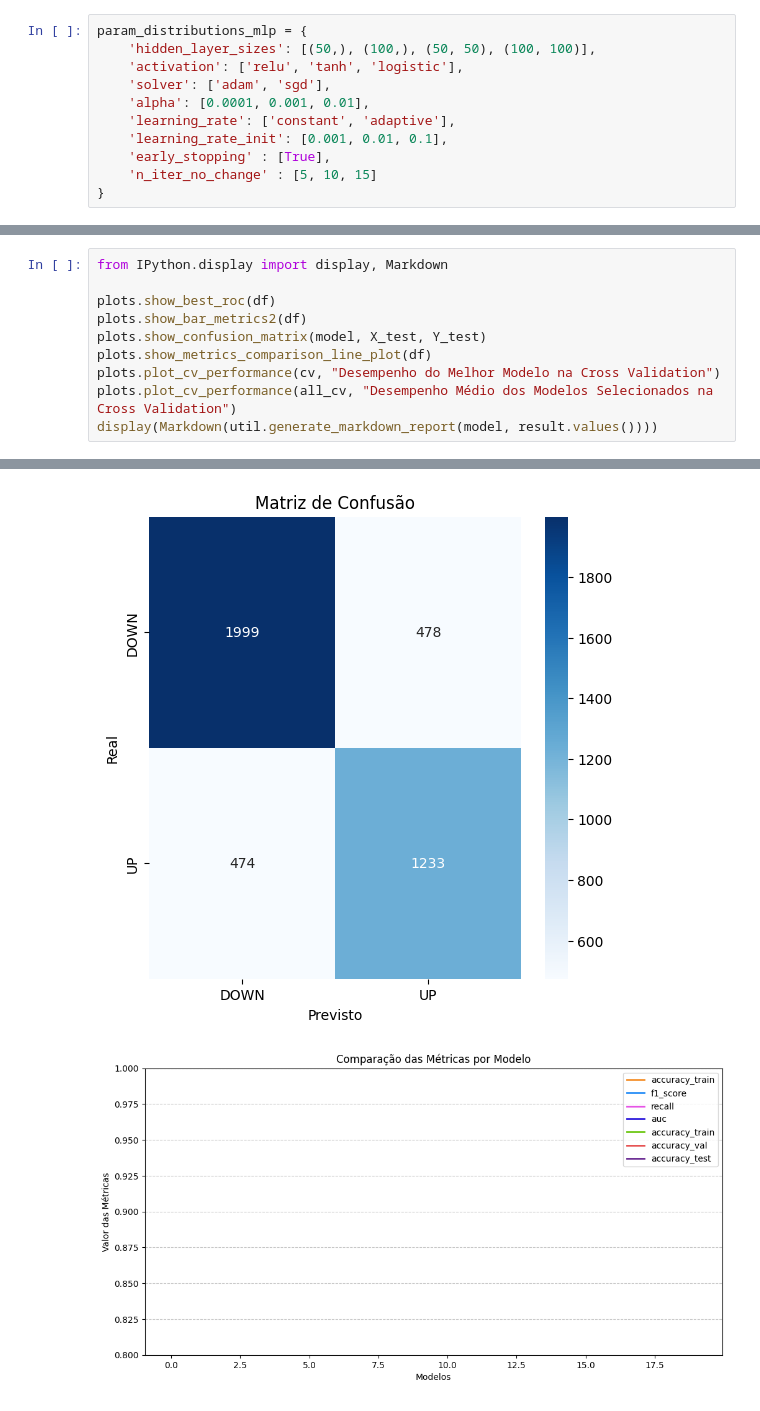
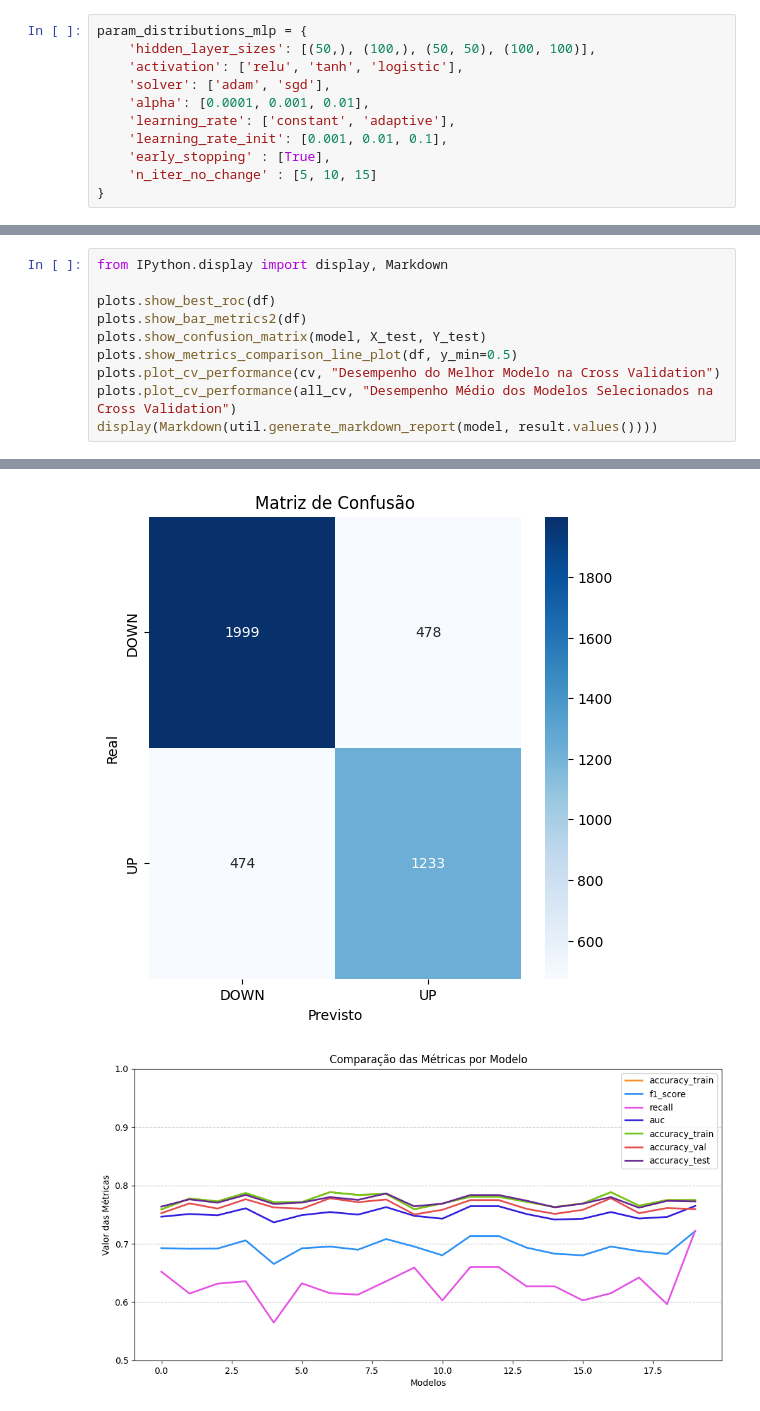
Before and after one commit to GuilhermeMaciel75/SI5-ELEC2, a Jupyter notebook: notebooks/04-Variacao_Parametrica/mlp.ipynb, the cells around one changed output, grey strips where cells are left out. Saved outputs shown, nothing was run; the diff lists cells and outputs as text.

Commit message:
comparacao plots

```diff
--- a/notebooks/04-Variacao_Parametrica/mlp.ipynb
+++ b/notebooks/04-Variacao_Parametrica/mlp.ipynb
@@ -93,18 +93,18 @@ df
 # %%
 from IPython.display import display, Markdown
 
 plots.show_best_roc(df)
 plots.show_bar_metrics2(df)
 plots.show_confusion_matrix(model, X_test, Y_test)
-plots.show_metrics_comparison_line_plot(df)
+plots.show_metrics_comparison_line_plot(df, y_min=0.5)
 plots.plot_cv_performance(cv, "Desempenho do Melhor Modelo na Cross Validation")
 plots.plot_cv_performance(all_cv, "Desempenho Médio dos Modelos Selecionados na Cross Validation")
 display(Markdown(util.generate_markdown_report(model, result.values())))
 # %% [output]
 [figure]
 [figure]
 [figure]
-[figure, old version]
+[figure, new version]
 [figure]
 [figure]
 ### Resultados do Modelo
```
Also changed, not shown: parts of 2 cells of this notebook, 6 other files.
